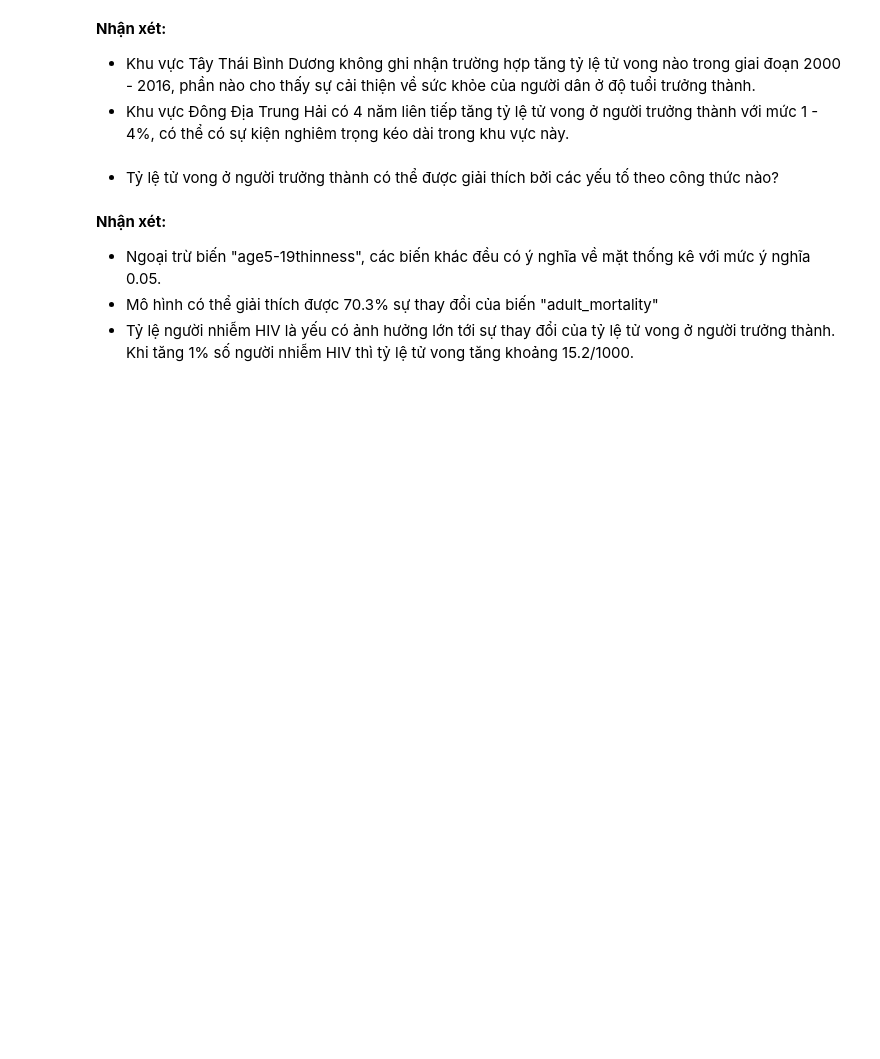
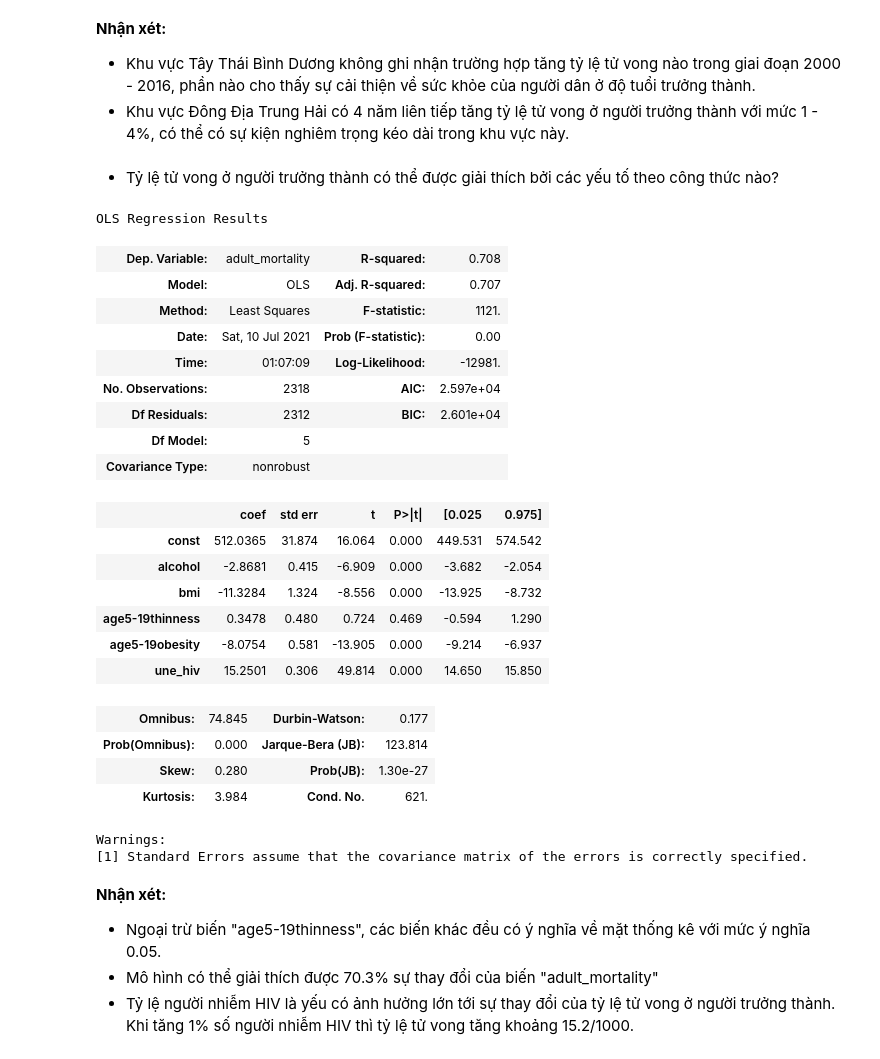
Before and after one commit to XQuyTran/Final_Project_LTKHDL, a Jupyter notebook: Final_file.ipynb, the cells around one changed output. Cells and saved outputs as stored; diff of their text form; code cells hidden in the pictures; blank space fills up the shorter version.

```diff
--- a/Final_file.ipynb
+++ b/Final_file.ipynb
@@ -1648,12 +1639,36 @@ plt.close('all')
 # %% [markdown]
 - Tỷ lệ tử vong ở người trưởng thành có thể được giải thích bởi các yếu tố theo công thức nào?
 # %%
-y = mature_pop_df.adult_mortality
-X = mature_pop_df.iloc[:, 5:]
+y = mature_pop_attr_df.adult_mortality
+X = mature_pop_attr_df.iloc[:, 5:]
 # model = sm.OLS(alcohol_bmi_df.adult_mortality, sm.add_constant(alcohol_bmi_df.iloc[:, 3:-1]), 'drop')
 model = sm.OLS(y, sm.add_constant(X), 'drop')
 result = model.fit()
 result.summary()
+# %% [output]
+OLS Regression Results
+| Dep. Variable: | adult_mortality | R-squared: | 0.708 |
+| Model: | OLS | Adj. R-squared: | 0.707 |
+| Method: | Least Squares | F-statistic: | 1121. |
+| Date: | Sat, 10 Jul 2021 | Prob (F-statistic): | 0.00 |
+| Time: | 01:07:09 | Log-Likelihood: | -12981. |
+| No. Observations: | 2318 | AIC: | 2.597e+04 |
+| Df Residuals: | 2312 | BIC: | 2.601e+04 |
+| Df Model: | 5 |  |  |
+| Covariance Type: | nonrobust |  |  |
+|  | coef | std err | t | P>|t| | [0.025 | 0.975] |
+| const | 512.0365 | 31.874 | 16.064 | 0.000 | 449.531 | 574.542 |
+| alcohol | -2.8681 | 0.415 | -6.909 | 0.000 | -3.682 | -2.054 |
+| bmi | -11.3284 | 1.324 | -8.556 | 0.000 | -13.925 | -8.732 |
+| age5-19thinness | 0.3478 | 0.480 | 0.724 | 0.469 | -0.594 | 1.290 |
+| age5-19obesity | -8.0754 | 0.581 | -13.905 | 0.000 | -9.214 | -6.937 |
+| une_hiv | 15.2501 | 0.306 | 49.814 | 0.000 | 14.650 | 15.850 |
+| Omnibus: | 74.845 | Durbin-Watson: | 0.177 |
+| Prob(Omnibus): | 0.000 | Jarque-Bera (JB): | 123.814 |
+| Skew: | 0.280 | Prob(JB): | 1.30e-27 |
+| Kurtosis: | 3.984 | Cond. No. | 621. |
+Warnings:
+[1] Standard Errors assume that the covariance matrix of the errors is correctly specified.
 # %% [markdown]
 **Nhận xét:**
 - Ngoại trừ biến "age5-19thinness", các biến khác đều có ý nghĩa về mặt thống kê với mức ý nghĩa 0.05.
```
Also changed, not shown: parts of 25 cells of this notebook, 2 other files.
